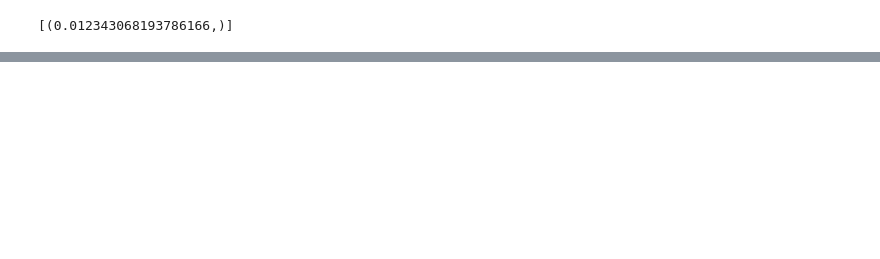
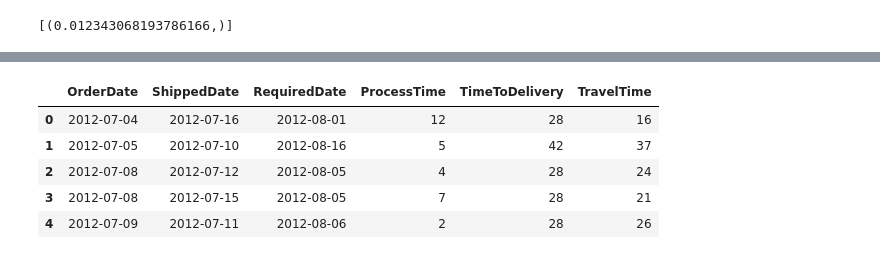
Before and after one commit to nitdip/dsc-2-final-project-online-ds-pt-100118, a Jupyter notebook: student.ipynb, the cells around one changed output, grey strips where cells are left out. Saved outputs shown, nothing was run; the diff lists cells and outputs as text; code cells hidden in the pictures; blank space fills up the shorter version.

```diff
--- a/student.ipynb
+++ b/student.ipynb
@@ -595,0 +588,24 @@ import statsmodels.api
+# %%
+# creating different time periods for each process
+
+# Process time: Time from order to ship
+process_time['ProcessTime'] = process_time['ShippedDate'] - process_time['OrderDate']
+
+# TravelTime: Time it takes from being shipped to reaching the customer
+process_time['TravelTime'] = process_time['RequiredDate'] - process_time['ShippedDate']
+
+# TimeToDelivery: Time it takes from order date to customer
+process_time['TimeToDelivery'] = process_time['RequiredDate'] - process_time['OrderDate']
+
+# The following code changes the dateTime to integers
+process_time['ProcessTime'] = process_time['ProcessTime'].dt.days
+process_time['TimeToDelivery'] = process_time['TimeToDelivery'].dt.days
+process_time['TravelTime'] = process_time['TravelTime'].dt.days
+process_time.head()
+# %% [output]
+|  | OrderDate | ShippedDate | RequiredDate | ProcessTime | TimeToDelivery | TravelTime |
+| 0 | 2012-07-04 | 2012-07-16 | 2012-08-01 | 12 | 28 | 16 |
+| 1 | 2012-07-05 | 2012-07-10 | 2012-08-16 | 5 | 42 | 37 |
+| 2 | 2012-07-08 | 2012-07-12 | 2012-08-05 | 4 | 28 | 24 |
+| 3 | 2012-07-08 | 2012-07-15 | 2012-08-05 | 7 | 28 | 21 |
+| 4 | 2012-07-09 | 2012-07-11 | 2012-08-06 | 2 | 28 | 26 |
```
Also changed, not shown: parts of 34 cells of this notebook.
